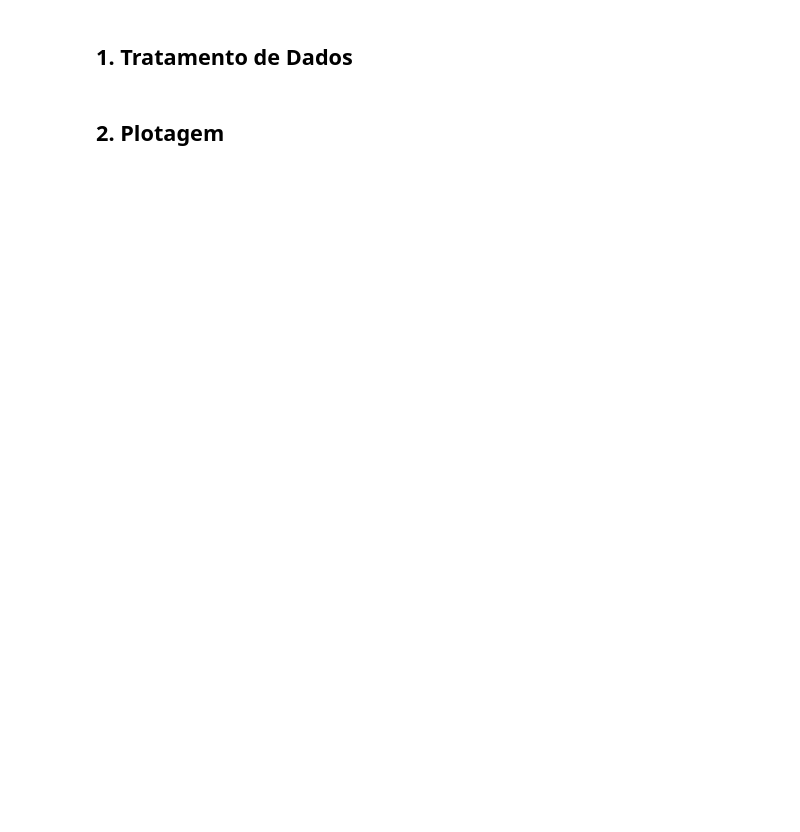
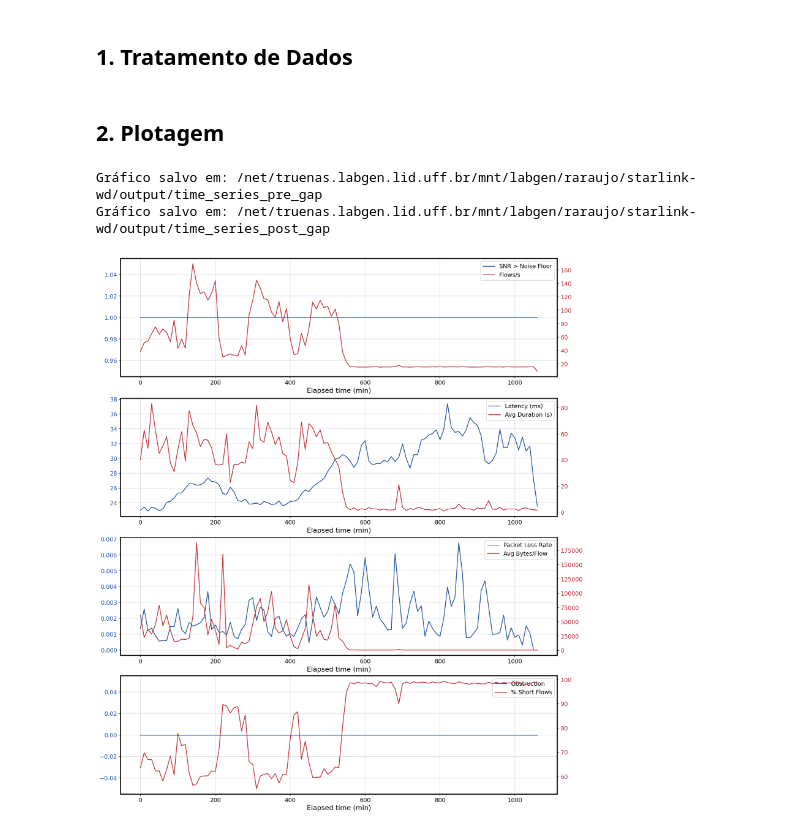
Before and after one commit to rcardo-araujo/starlink-wd, a Jupyter notebook: notebooks/starlink_analysis.ipynb, the cells around one changed output. Saved outputs shown, nothing was run; the diff lists cells and outputs as text; code cells hidden in the pictures; blank space fills up the shorter version.

Commit message:
add time series plots

```diff
--- a/notebooks/starlink_analysis.ipynb
+++ b/notebooks/starlink_analysis.ipynb
@@ -87,7 +91,11 @@ from src.plot_utils import (
 # %%
 for df in [df_sl_pre_agg, df_fc_pre_agg, df_sl_post_agg, df_fc_post_agg]:
     if df.index.tz is not None:
         df.index = df.index.tz_localize(None)
 
-plot_correlation_series(df_sl_pre_agg, df_fc_pre_agg, DIR_OUT / 'pre')
-plot_correlation_series(df_sl_post_agg, df_fc_post_agg, DIR_OUT / 'post')
+plot_correlation_series(df_sl_pre_agg, df_fc_pre_agg, DIR_OUT / 'time_series_pre_gap')
+plot_correlation_series(df_sl_post_agg, df_fc_post_agg, DIR_OUT / 'time_series_post_gap')
+# %% [output]
+Gráfico salvo em: /net/truenas.labgen.lid.uff.br/mnt/labgen/raraujo/starlink-wd/output/time_series_pre_gap
+Gráfico salvo em: /net/truenas.labgen.lid.uff.br/mnt/labgen/raraujo/starlink-wd/output/time_series_post_gap
+[figure, added]
```
Also changed, not shown: parts of 3 cells of this notebook, 3 other files.
